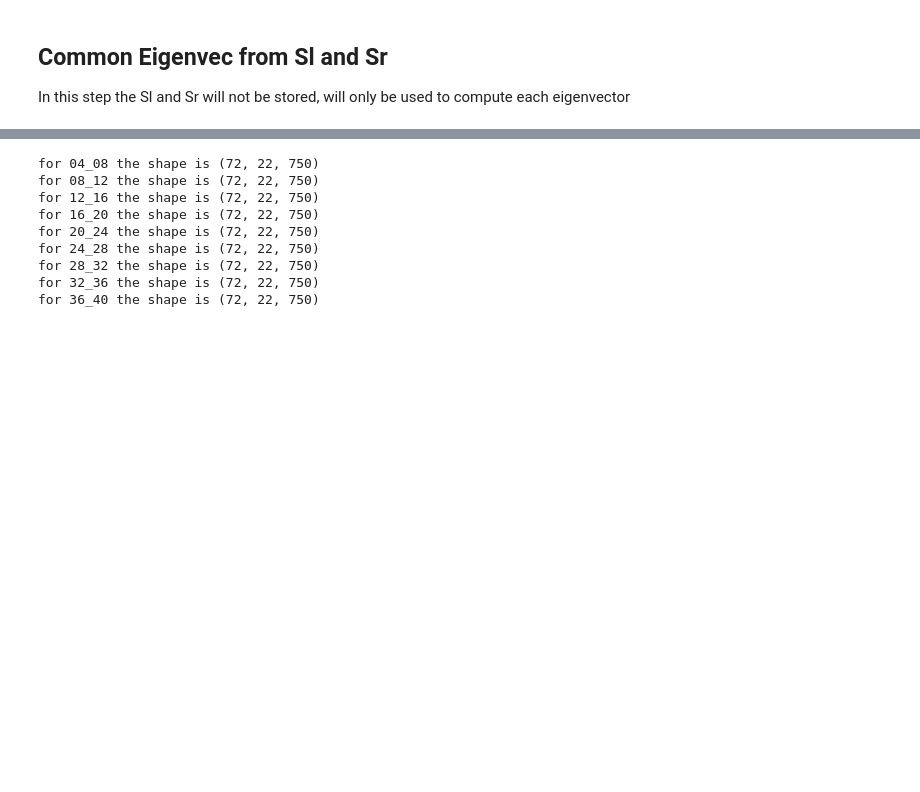
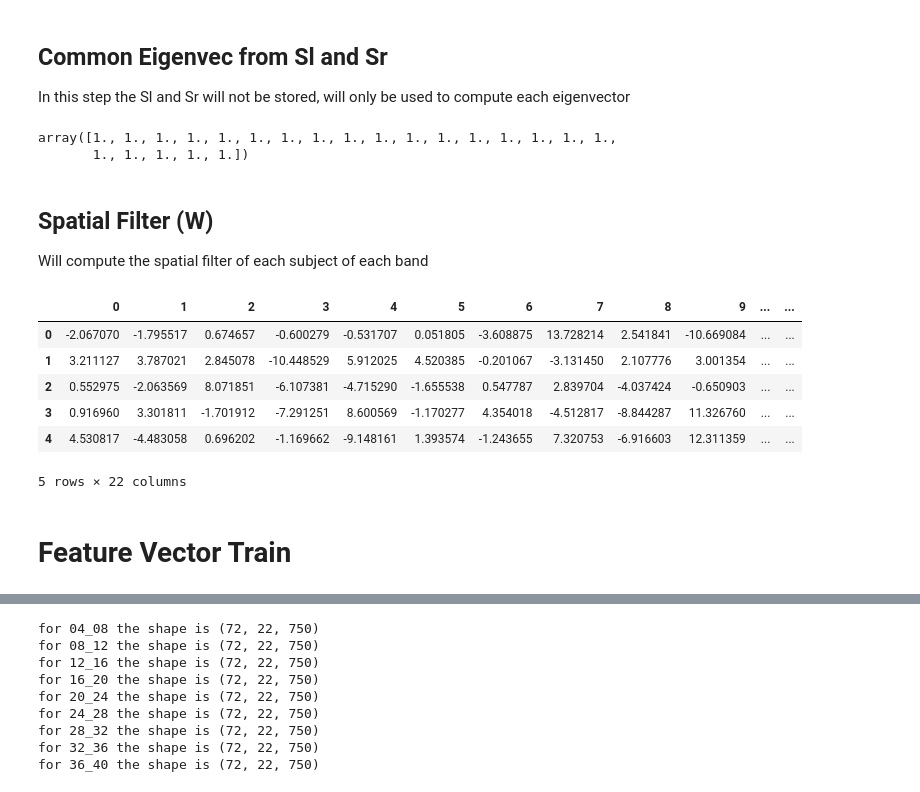
Before and after one commit to orvindemsy/BCICIV2a-FBCSP, a Jupyter notebook: fbcsp.ipynb, the cells around one changed output, grey strips where cells are left out. Cells and saved outputs as stored; diff of their text form; code cells hidden in the pictures; blank space fills up the shorter version.

Commit message:
done feat vectore train and test

```diff
--- a/fbcsp.ipynb
+++ b/fbcsp.ipynb
@@ -34,6 +34,8 @@ import pandas as pd
 import matplotlib.pyplot as plt
 # %% [markdown]
 # Loading dataset
+# %%
+dframe = pd.DataFrame
 # %%
 # First import the data
 
@@ -613,0 +620,47 @@ for i in range(1, 4):
+# %%
+temp1 + temp2
+# %% [output]
+array([1., 1., 1., 1., 1., 1., 1., 1., 1., 1., 1., 1., 1., 1., 1., 1., 1.,
+       1., 1., 1., 1., 1.])
+# %% [markdown]
+## Spatial Filter (W)
+Will compute the spatial filter of each subject of each band
+# %%
+def spatial_filter(B, P):
+    '''
+    Will compute projection matrix using the following equation:
+    W = B' @ P
+
+    INPUT:
+    B: the eigenvector either left or right class, choose one, size N x N, N is number of electrodes
+    P: white matrix in size of N x N
+
+    OUTPUT:
+    W spatial filter to filter EEG
+    '''
+
+    return (B.T@P)
+# %%
+# Iterate over all subject
+for i in range(1, 4):
+    subj = subjectCounter(i)
+
+    for band in mod_data[subj]['EEG_filtered'].keys():
+        temp_eigvec = mod_data[subj]['CSP'][band]['S_left']['eigvec']
+        temp_P = mod_data[subj]['CSP'][band]['whitening']['P']
+
+        mod_data[subj]['CSP'][band]['W'] = spatial_filter(temp_eigvec, temp_P)
+# %%
+temp = mod_data['subject01']['CSP'][band]['W']
+# %%
+dframe(temp).head()
+# %% [output]
+|  | 0 | 1 | 2 | 3 | 4 | 5 | 6 | 7 | 8 | 9 | ... | ... |
+| 0 | -2.067070 | -1.795517 | 0.674657 | -0.600279 | -0.531707 | 0.051805 | -3.608875 | 13.728214 | 2.541841 | -10.669084 | ... | ... |
+| 1 | 3.211127 | 3.787021 | 2.845078 | -10.448529 | 5.912025 | 4.520385 | -0.201067 | -3.131450 | 2.107776 | 3.001354 | ... | ... |
+| 2 | 0.552975 | -2.063569 | 8.071851 | -6.107381 | -4.715290 | -1.655538 | 0.547787 | 2.839704 | -4.037424 | -0.650903 | ... | ... |
+| 3 | 0.916960 | 3.301811 | -1.701912 | -7.291251 | 8.600569 | -1.170277 | 4.354018 | -4.512817 | -8.844287 | 11.326760 | ... | ... |
+| 4 | 4.530817 | -4.483058 | 0.696202 | -1.169662 | -9.148161 | 1.393574 | -1.243655 | 7.320753 | -6.916603 | 12.311359 | ... | ... |
+5 rows × 22 columns
+# %% [markdown]
+# Feature Vector Train
```
Also changed, not shown: parts of 10 cells of this notebook.
